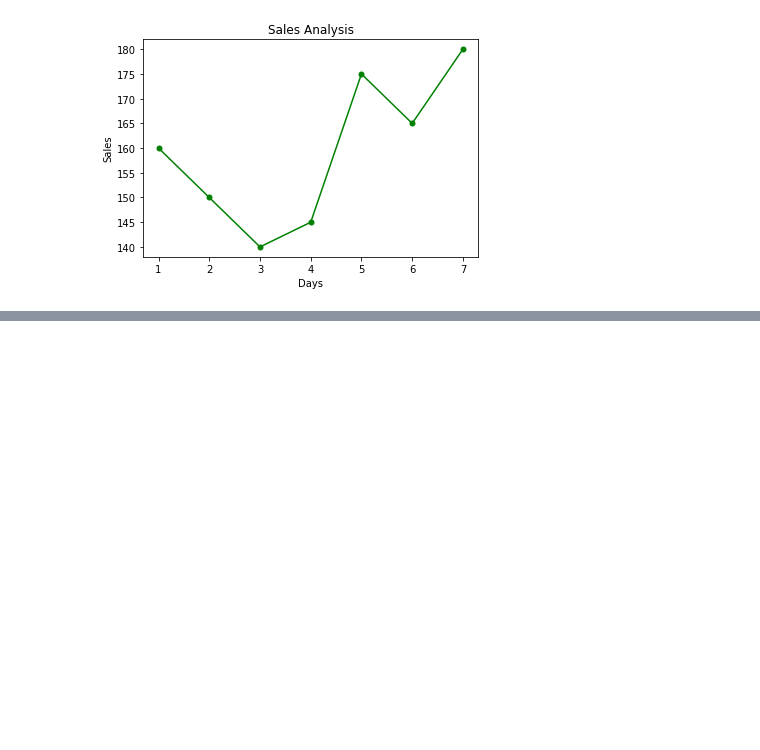
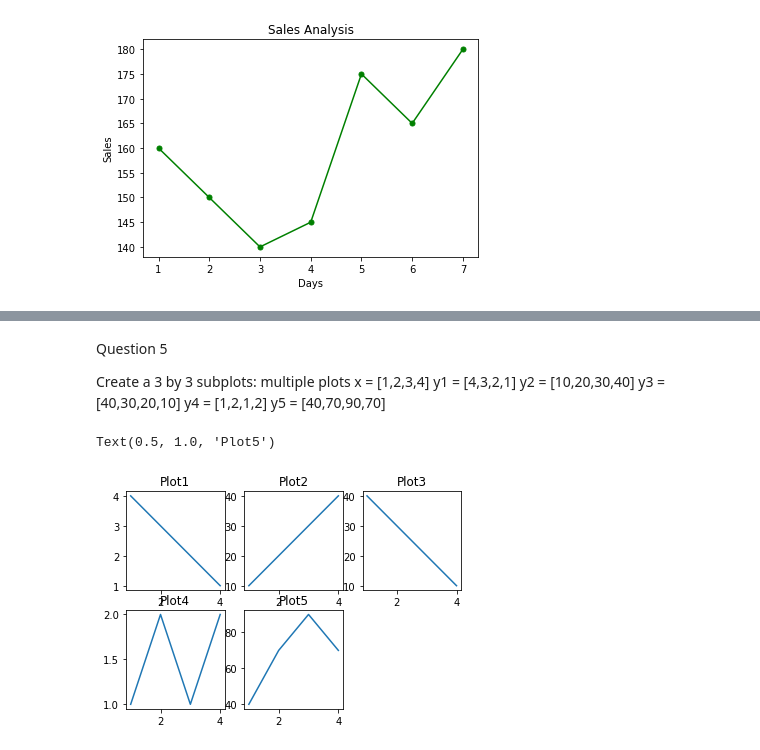
Before and after one commit to Ishwarya23/LetsUpgrade, a Jupyter notebook: Day1Assignment.ipynb, the cells around one changed output, grey strips where cells are left out. Saved outputs shown, nothing was run; the diff lists cells and outputs as text; code cells hidden in the pictures; blank space fills up the shorter version.

```diff
--- a/Day1Assignment.ipynb
+++ b/Day1Assignment.ipynb
@@ -29,0 +64,38 @@ plt.plot(x,y,'go-',markersize=5)
+# %% [markdown]
+Question 5
+
+Create a 3 by 3 subplots:
+multiple plots
+x = [1,2,3,4]
+y1 = [4,3,2,1]
+y2 = [10,20,30,40]
+y3 = [40,30,20,10]
+y4 = [1,2,1,2]
+y5 = [40,70,90,70]
+# %%
+x = [1,2,3,4]
+y1 = [4,3,2,1]
+y2 = [10,20,30,40]
+y3 = [40,30,20,10]
+y4 = [1,2,1,2]
+y5 = [40,70,90,70]
+
+
+plt.subplot(2,3,1)
+plt.plot(x,y1)
+plt.title('Plot1')
+plt.subplot(2,3,2)
+plt.plot(x,y2)
+plt.title('Plot2')
+plt.subplot(2,3,3)
+plt.plot(x,y3)
+plt.title('Plot3')
+plt.subplot(2,3,4)
+plt.plot(x,y4)
+plt.title('Plot4')
+plt.subplot(2,3,5)
+plt.plot(x,y5)
+plt.title('Plot5')
+# %% [output]
+Text(0.5, 1.0, 'Plot5')
+[figure, added]
```
Also changed, not shown: parts of 4 cells of this notebook.
